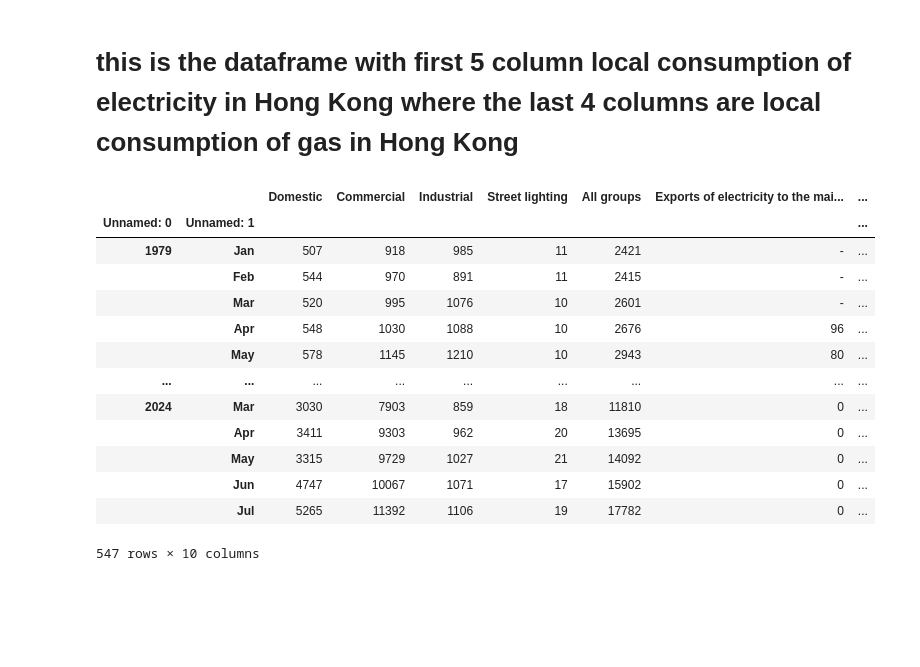
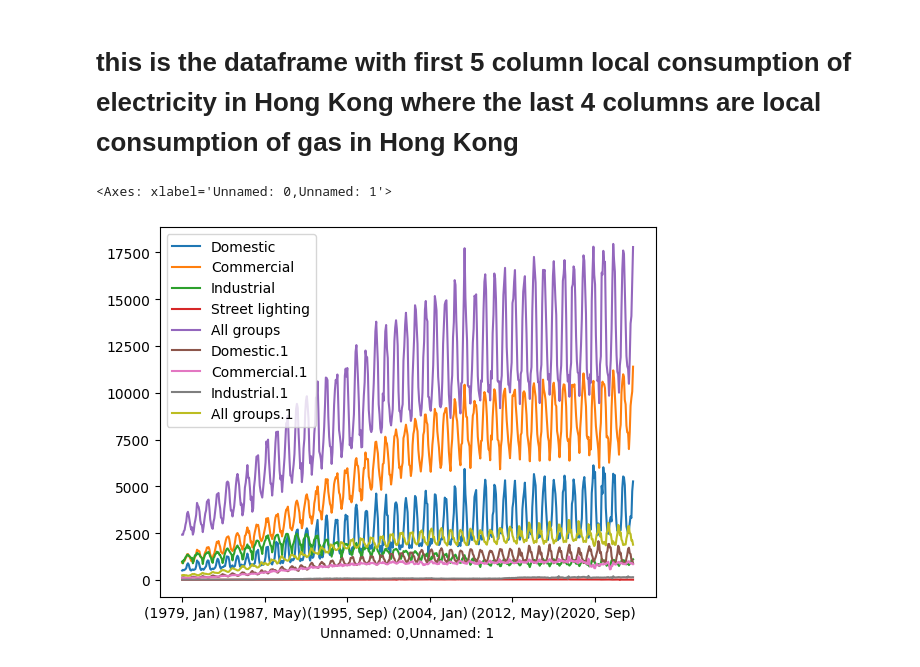
Before and after one commit to lilyleungch/erbscope99, a Jupyter notebook: data_cleansing/data_cleansing.ipynb, the cells around one changed output. Saved outputs shown, nothing was run; the diff lists cells and outputs as text; code cells hidden in the pictures; blank space fills up the shorter version.

Commit message:
add plot

```diff
--- a/data_cleansing/data_cleansing.ipynb
+++ b/data_cleansing/data_cleansing.ipynb
@@ -2,24 +2,12 @@
 # this is the dataframe with first 5 column local consumption of electricity in Hong Kong where the last 4 columns are local consumption of gas in Hong Kong
 # %%
 import pandas as pd
-
+import matplotlib as plt
 #temperature =pd.read_csv('CLMMAXT_HKO_.csv')
 electric= pd.read_csv('electric_gas.csv')
 electric.head(3)
 electric2=electric.set_index(['Unnamed: 0','Unnamed: 1'])
-electric2
+electric2.plot()
 # %% [output]
-|  |  | Domestic | Commercial | Industrial | Street lighting | All groups | Exports of electricity to the mai... | ... |
-| Unnamed: 0 | Unnamed: 1 |  |  |  |  |  |  | ... |
-| 1979 | Jan | 507 | 918 | 985 | 11 | 2421 | - | ... |
-|  | Feb | 544 | 970 | 891 | 11 | 2415 | - | ... |
-|  | Mar | 520 | 995 | 1076 | 10 | 2601 | - | ... |
-|  | Apr | 548 | 1030 | 1088 | 10 | 2676 | 96 | ... |
-|  | May | 578 | 1145 | 1210 | 10 | 2943 | 80 | ... |
-| ... | ... | ... | ... | ... | ... | ... | ... | ... |
-| 2024 | Mar | 3030 | 7903 | 859 | 18 | 11810 | 0 | ... |
-|  | Apr | 3411 | 9303 | 962 | 20 | 13695 | 0 | ... |
-|  | May | 3315 | 9729 | 1027 | 21 | 14092 | 0 | ... |
-|  | Jun | 4747 | 10067 | 1071 | 17 | 15902 | 0 | ... |
-|  | Jul | 5265 | 11392 | 1106 | 19 | 17782 | 0 | ... |
-547 rows × 10 columns
+<Axes: xlabel='Unnamed: 0,Unnamed: 1'>
+[figure, added]
```
